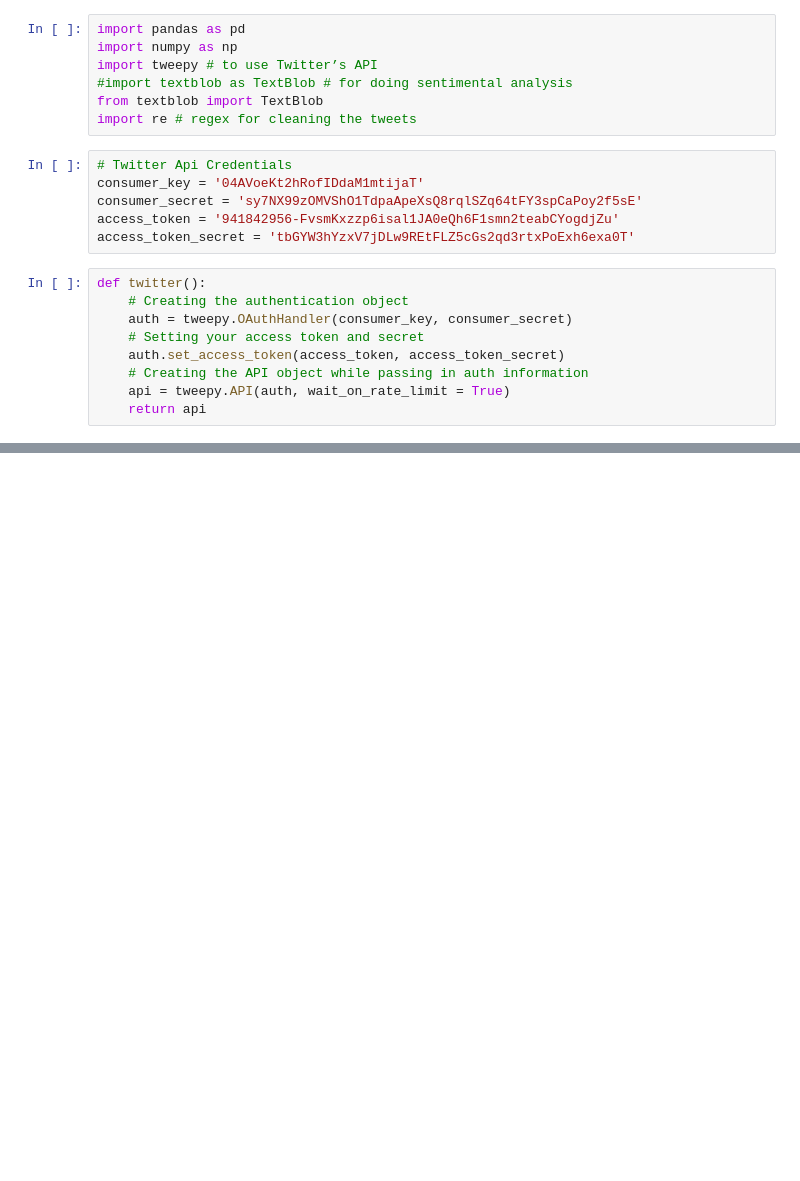
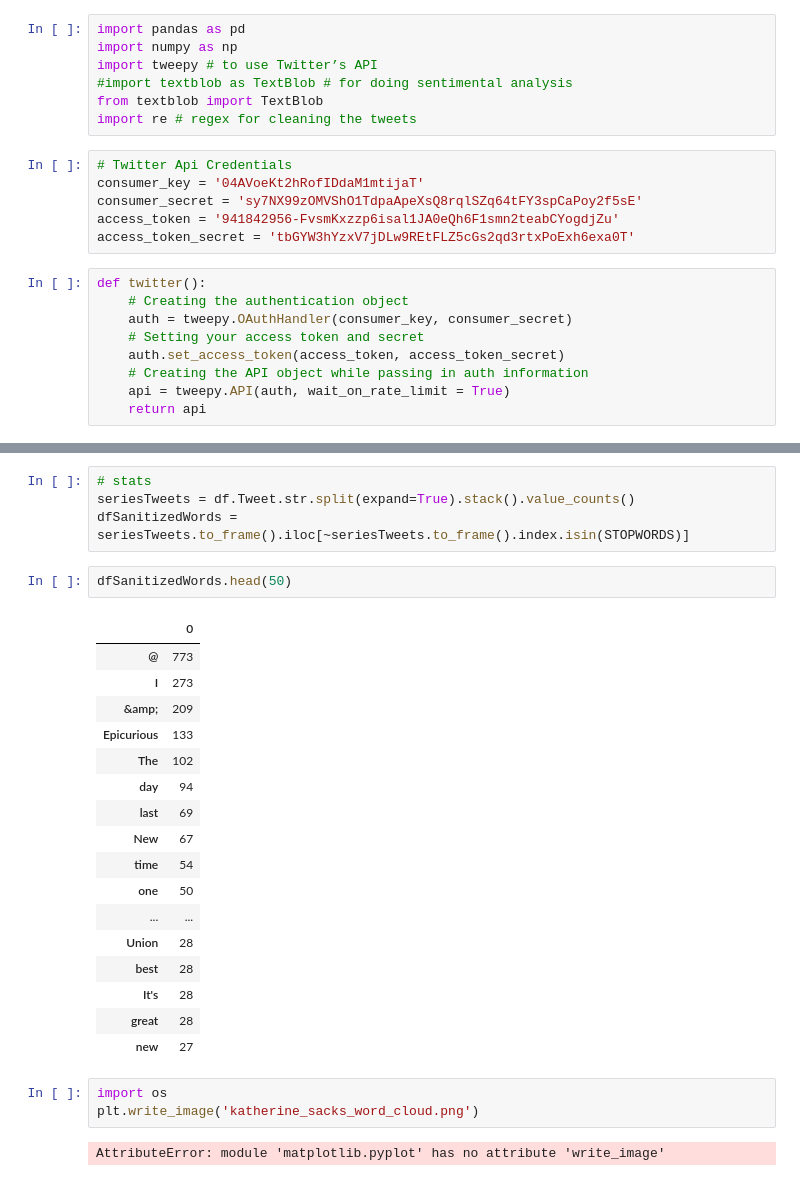
Before and after one commit to 000vince000/twitter, a Jupyter notebook: sentiments.ipynb, the cells around one changed output, grey strips where cells are left out. Drawn from its saved outputs; the diff is of its cells as text; blank space fills up the shorter version.

```diff
--- a/sentiments.ipynb
+++ b/sentiments.ipynb
@@ -123,0 +102,29 @@ plt.show()
+# %%
+# stats
+seriesTweets = df.Tweet.str.split(expand=True).stack().value_counts()
+dfSanitizedWords = seriesTweets.to_frame().iloc[~seriesTweets.to_frame().index.isin(STOPWORDS)]
+# %%
+dfSanitizedWords.head(50)
+# %% [output]
+|  | 0 |
+| @ | 773 |
+| I | 273 |
+| &amp; | 209 |
+| Epicurious | 133 |
+| The | 102 |
+| day | 94 |
+| last | 69 |
+| New | 67 |
+| time | 54 |
+| one | 50 |
+| ... | ... |
+| Union | 28 |
+| best | 28 |
+| It's | 28 |
+| great | 28 |
+| new | 27 |
+# %%
+import os
+plt.write_image('katherine_sacks_word_cloud.png')
+# %% [output]
+AttributeError: module 'matplotlib.pyplot' has no attribute 'write_image'
```
Also changed, not shown: parts of 14 cells of this notebook.
